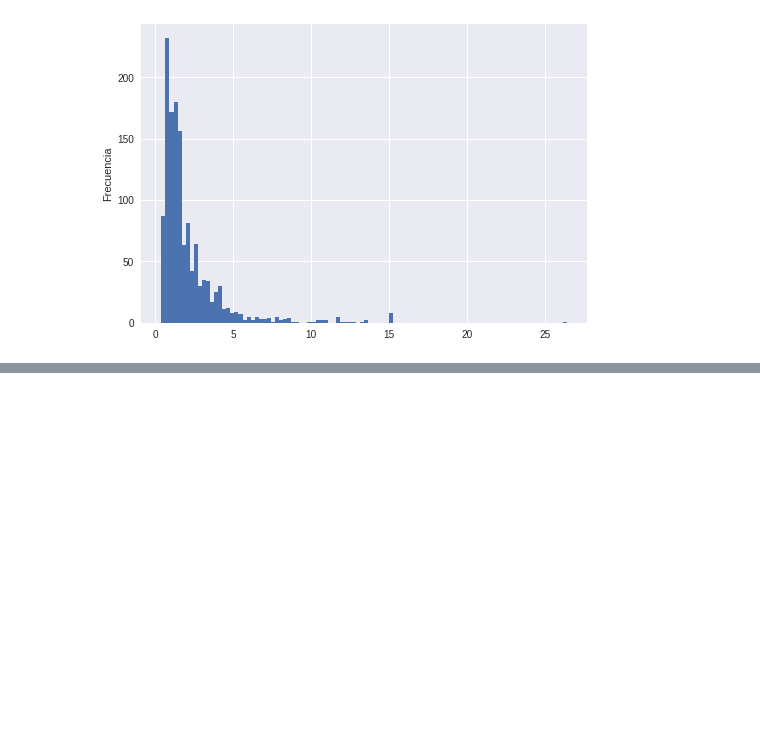
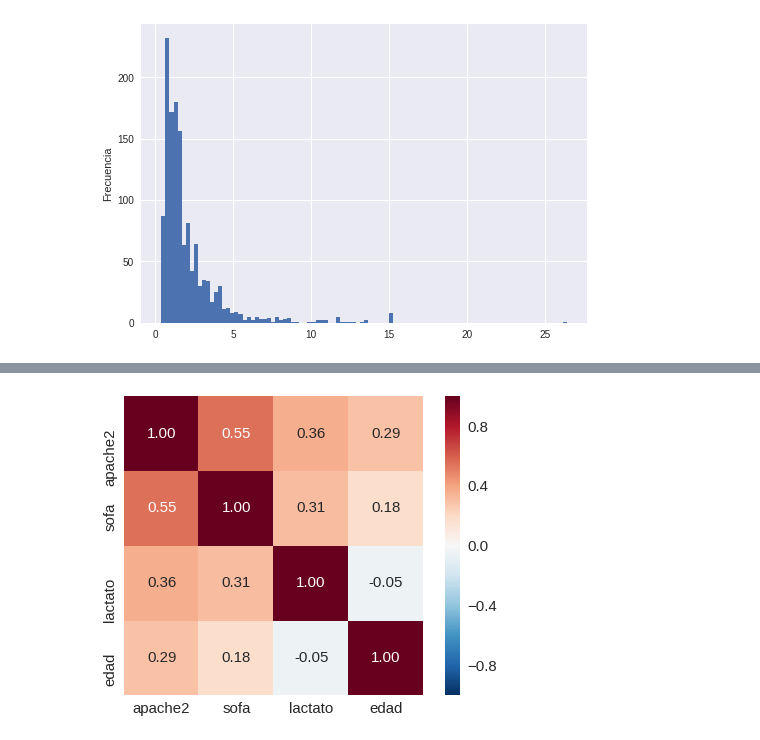
Before and after one commit to anunezr/revision_medicina_intensiva, a Jupyter notebook: estadistica_basica.ipynb, the cells around one changed output, grey strips where cells are left out. Cells and saved outputs as stored; diff of their text form; code cells hidden in the pictures; blank space fills up the shorter version.

```diff
--- a/estadistica_basica.ipynb
+++ b/estadistica_basica.ipynb
@@ -88,0 +124,14 @@ Lactato máximo 15.0
+# %%
+cm = np.corrcoef(df[cols].values.T)
+sns.set(font_scale=1.5)
+sns.heatmap(cm,
+           cbar=True,
+           annot=True,
+           square=True,
+           fmt='.2f',
+           annot_kws={'size':15},
+           yticklabels=cols,
+           xticklabels=cols)
+plt.show()
+# %% [output]
+[figure, added]
```
Also changed, not shown: parts of 5 cells of this notebook.
